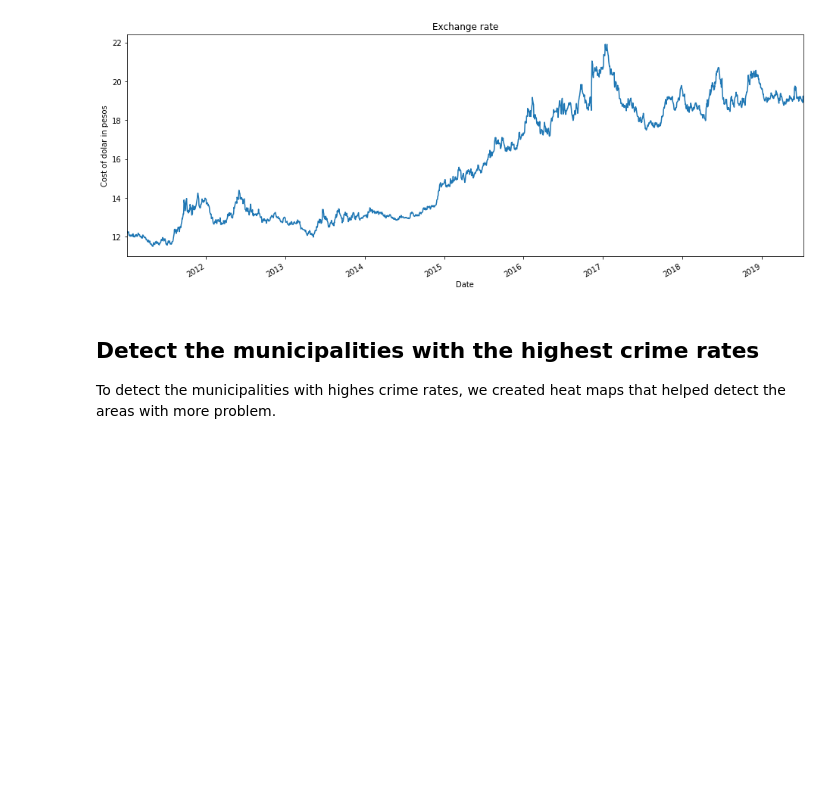
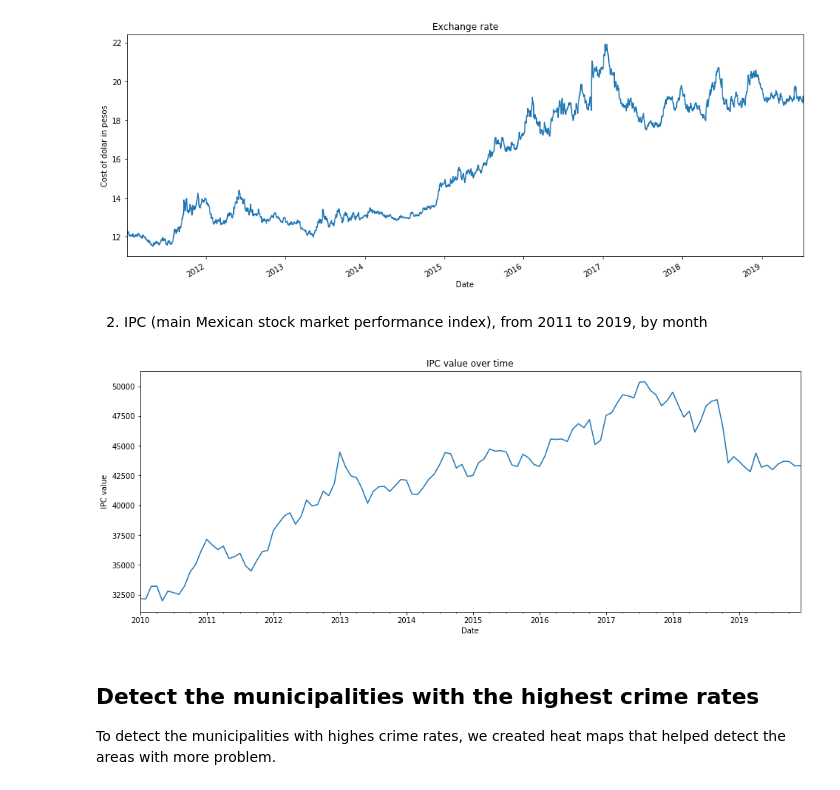
Before and after one commit to GutzCarlos/Project-1, a Jupyter notebook: Presentation Outline.ipynb, the cells around one changed output. Cells and saved outputs as stored; diff of their text form; code cells hidden in the pictures; blank space fills up the shorter version.

Commit message:
Presentation Outline including IPC plot and Granger Causality test for Dolar and Homicide residuals

```diff
--- a/Presentation Outline.ipynb
+++ b/Presentation Outline.ipynb
@@ -168,6 +174,32 @@ ax1.set(xlabel = xlabel1, ylabel = ylabel1)
 ax1.autoscale(axis='x',tight = True)
 # %% [output]
 [figure]
+# %% [markdown]
+2. IPC (main Mexican stock market performance index), from 2011 to 2019, by month
+# %%
+#IPC source csv file
+path_IPC = "Data\Datos históricos S&P_BMV IPC (1).csv"
+
+#Loading csv into a dataframe
+datos_IPC = pd.read_csv(path_IPC)
+
+#Set column date as index
+datos_IPC["Fecha"] = pd.to_datetime(datos_IPC["Fecha"])
+datos_IPC.set_index(datos_IPC["Fecha"], inplace=True)
+
+#Resample by month
+IPC_Monthly = datos_IPC.resample('M').mean()
+
+
+#Plot IPC
+title1 = 'IPC value over time'
+ylabel1 = 'IPC value'
+xlabel1 = 'Date'
+ax1 = IPC_Monthly['Cierre'].plot(figsize = (16,6), title = title1,)
+ax1.set(xlabel = xlabel1, ylabel = ylabel1)
+ax1.autoscale(axis='x',tight = True)
+# %% [output]
+[figure, added]
 # %% [markdown]
 ## Detect the municipalities with the highest crime rates
 
```
Also changed, not shown: parts of 5 cells of this notebook, 26 other files.
